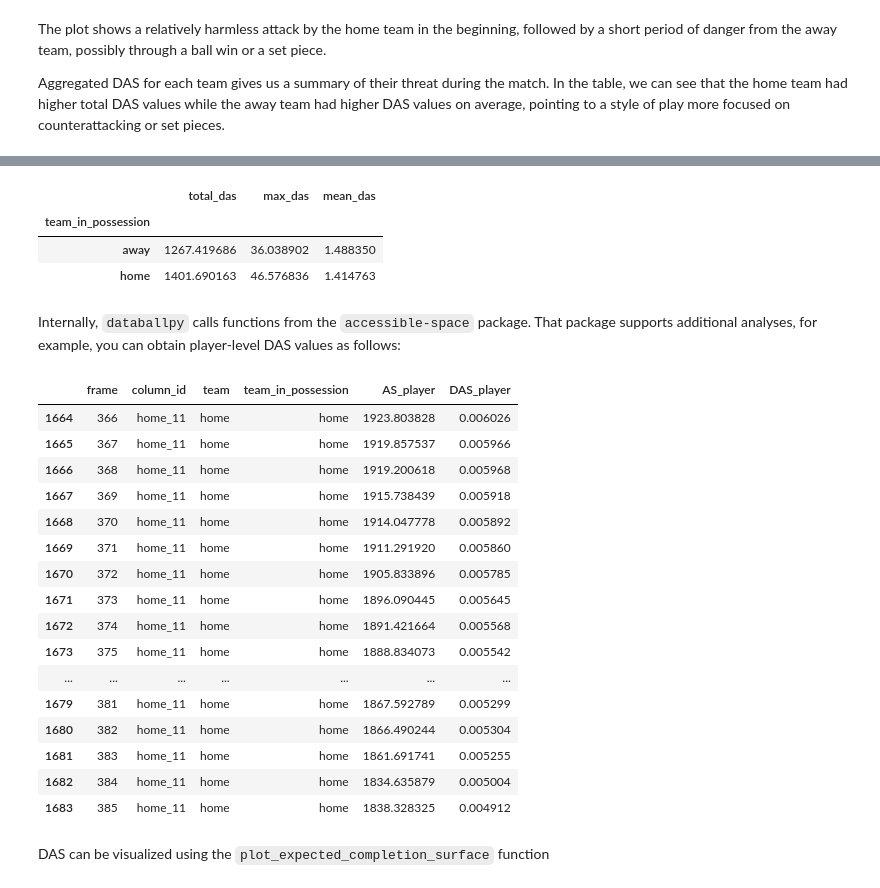
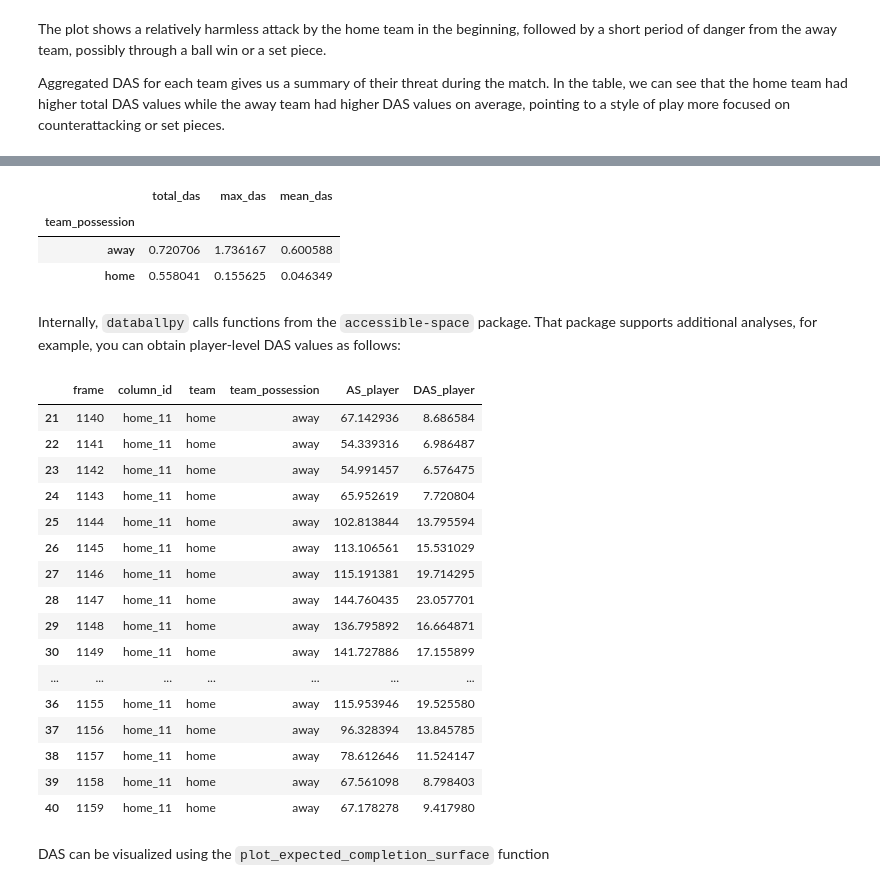
Before and after one commit to Alek050/databallpy, a Jupyter notebook: docs/features/dangerous_accessible_space.ipynb, the cells around one changed output, grey strips where cells are left out. Saved outputs shown, nothing was run; the diff lists cells and outputs as text; code cells hidden in the pictures.

```diff
--- a/docs/features/dangerous_accessible_space.ipynb
+++ b/docs/features/dangerous_accessible_space.ipynb
@@ -65,0 +38,16 @@ game.tracking_data[
+# %%
+from databallpy import get_saved_game
+from databallpy.utils.constants import MISSING_INT
+import os
+import pandas as pd
+
+game = get_saved_game("open_metrica", os.path.join(os.getcwd(), "../saved_games"))
+if not "dangerous_accessible_space" in game.tracking_data.columns.to_list():
+    game.synchronise_tracking_and_event_data(verbose=False)
+    game.tracking_data.add_individual_player_possession()
+    game.tracking_data.add_team_possession(game.event_data, game.home_team_id)
+    # Add mask as argument since it can take minutes to compute it for the full match
+    mask = (~pd.isnull(game.tracking_data["player_possession"])) & (game.tracking_data.index <= 1300)
+
+    game.tracking_data.add_dangerous_accessible_space(mask)
+    game.save_game("open_metrica", os.path.join(os.getcwd(), "../saved_games"), allow_overwrite=True, verbose=False)
@@ -92,5 +129,5 @@ Aggregated DAS for each team gives us a summary of their threat during the match
 # %%
-dfg = game.tracking_data.groupby("team_in_possession").agg(
+dfg = game.tracking_data.groupby("team_possession").agg(
     total_das=("dangerous_accessible_space", "sum"),
     max_das=("dangerous_accessible_space", "max"),
     mean_das=("dangerous_accessible_space", "mean"),
@@ -101,53 +138,53 @@ dfg["total_das"] /= (
 dfg
 # %% [output]
 |  | total_das | max_das | mean_das |
-| team_in_possession |  |  |  |
-| away | 1267.419686 | 36.038902 | 1.488350 |
-| home | 1401.690163 | 46.576836 | 1.414763 |
+| team_possession |  |  |  |
+| away | 0.720706 | 1.736167 | 0.600588 |
+| home | 0.558041 | 0.155625 | 0.046349 |
 # %% [markdown]
 Internally, ``databallpy`` calls functions from the ``accessible-space`` package. That package supports additional analyses, for example, you can obtain player-level DAS values as follows:
 # %%
 import accessible_space
 
-df_long = game.tracking_data[game.tracking_data["frame"] < 1300].to_long_format()
+df_long = game.tracking_data[game.tracking_data["frame"].between(1140, 1160)].to_long_format()
 df_long["team"] = df_long["column_id"].str[:4]
 
 res = accessible_space.get_individual_dangerous_accessible_space(
     df_long,
     frame_col="frame",
     period_col="period_id",
     player_col="column_id",
     team_col="team",
     x_col="x",
     y_col="y",
     vx_col="vx",
     vy_col="vy",
-    team_in_possession_col="team_in_possession",
+    team_in_possession_col="team_possession",
     player_in_possession_col="player_possession",
 )
 df_long["AS_player"] = res.player_acc_space
 df_long["DAS_player"] = res.player_das
 df_long[
-    ["frame", "column_id", "team", "team_in_possession", "AS_player", "DAS_player"]
+    ["frame", "column_id", "team", "team_possession", "AS_player", "DAS_player"]
 ].dropna().drop_duplicates().head(20)
 # %% [output]
-|  | frame | column_id | team | team_in_possession | AS_player | DAS_player |
-| 1664 | 366 | home_11 | home | home | 1923.803828 | 0.006026 |
-| 1665 | 367 | home_11 | home | home | 1919.857537 | 0.005966 |
-| 1666 | 368 | home_11 | home | home | 1919.200618 | 0.005968 |
-| 1667 | 369 | home_11 | home | home | 1915.738439 | 0.005918 |
-| 1668 | 370 | home_11 | home | home | 1914.047778 | 0.005892 |
-| 1669 | 371 | home_11 | home | home | 1911.291920 | 0.005860 |
-| 1670 | 372 | home_11 | home | home | 1905.833896 | 0.005785 |
-| 1671 | 373 | home_11 | home | home | 1896.090445 | 0.005645 |
-| 1672 | 374 | home_11 | home | home | 1891.421664 | 0.005568 |
-| 1673 | 375 | home_11 | home | home | 1888.834073 | 0.005542 |
+|  | frame | column_id | team | team_possession | AS_player | DAS_player |
+| 21 | 1140 | home_11 | home | away | 67.142936 | 8.686584 |
+| 22 | 1141 | home_11 | home | away | 54.339316 | 6.986487 |
+| 23 | 1142 | home_11 | home | away | 54.991457 | 6.576475 |
+| 24 | 1143 | home_11 | home | away | 65.952619 | 7.720804 |
+| 25 | 1144 | home_11 | home | away | 102.813844 | 13.795594 |
+| 26 | 1145 | home_11 | home | away | 113.106561 | 15.531029 |
+| 27 | 1146 | home_11 | home | away | 115.191381 | 19.714295 |
+| 28 | 1147 | home_11 | home | away | 144.760435 | 23.057701 |
+| 29 | 1148 | home_11 | home | away | 136.795892 | 16.664871 |
+| 30 | 1149 | home_11 | home | away | 141.727886 | 17.155899 |
 | ... | ... | ... | ... | ... | ... | ... |
-| 1679 | 381 | home_11 | home | home | 1867.592789 | 0.005299 |
-| 1680 | 382 | home_11 | home | home | 1866.490244 | 0.005304 |
-| 1681 | 383 | home_11 | home | home | 1861.691741 | 0.005255 |
-| 1682 | 384 | home_11 | home | home | 1834.635879 | 0.005004 |
-| 1683 | 385 | home_11 | home | home | 1838.328325 | 0.004912 |
+| 36 | 1155 | home_11 | home | away | 115.953946 | 19.525580 |
+| 37 | 1156 | home_11 | home | away | 96.328394 | 13.845785 |
+| 38 | 1157 | home_11 | home | away | 78.612646 | 11.524147 |
+| 39 | 1158 | home_11 | home | away | 67.561098 | 8.798403 |
+| 40 | 1159 | home_11 | home | away | 67.178278 | 9.417980 |
 # %% [markdown]
 DAS can be visualized using the ``plot_expected_completion_surface`` function
 # %%
```
Also changed, not shown: parts of 9 cells of this notebook, 17 other files.
